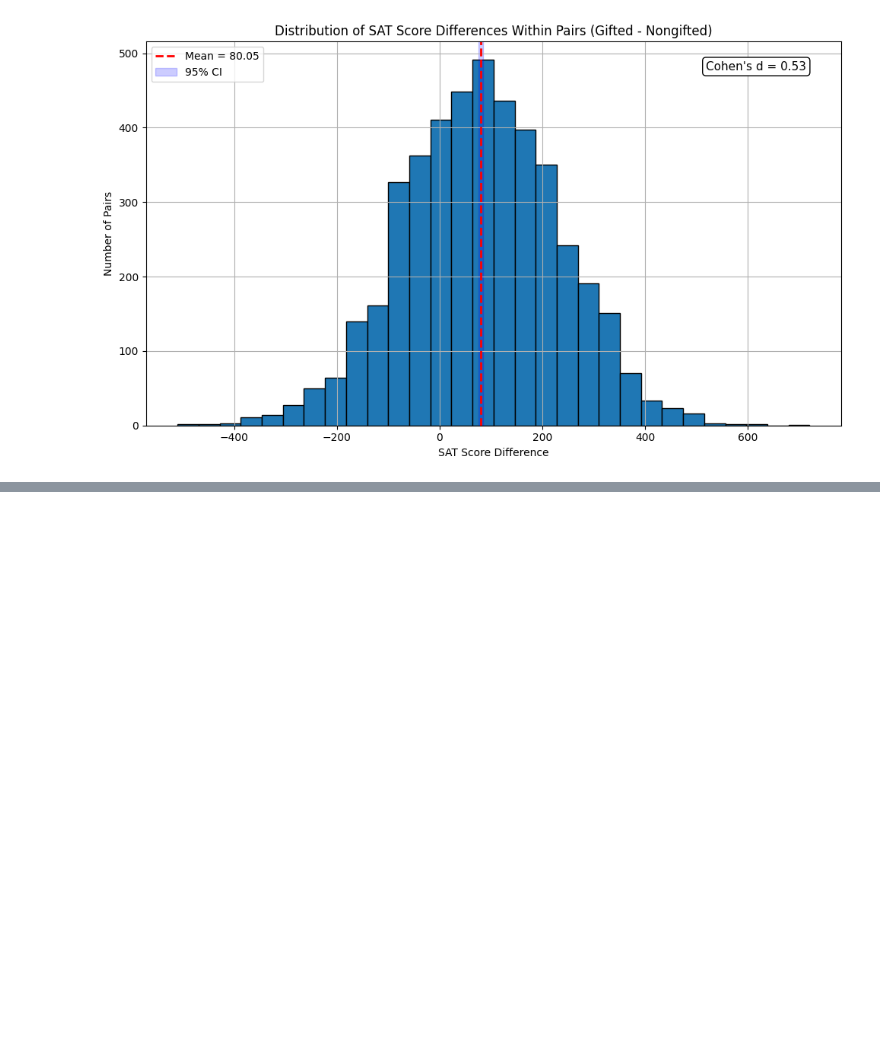
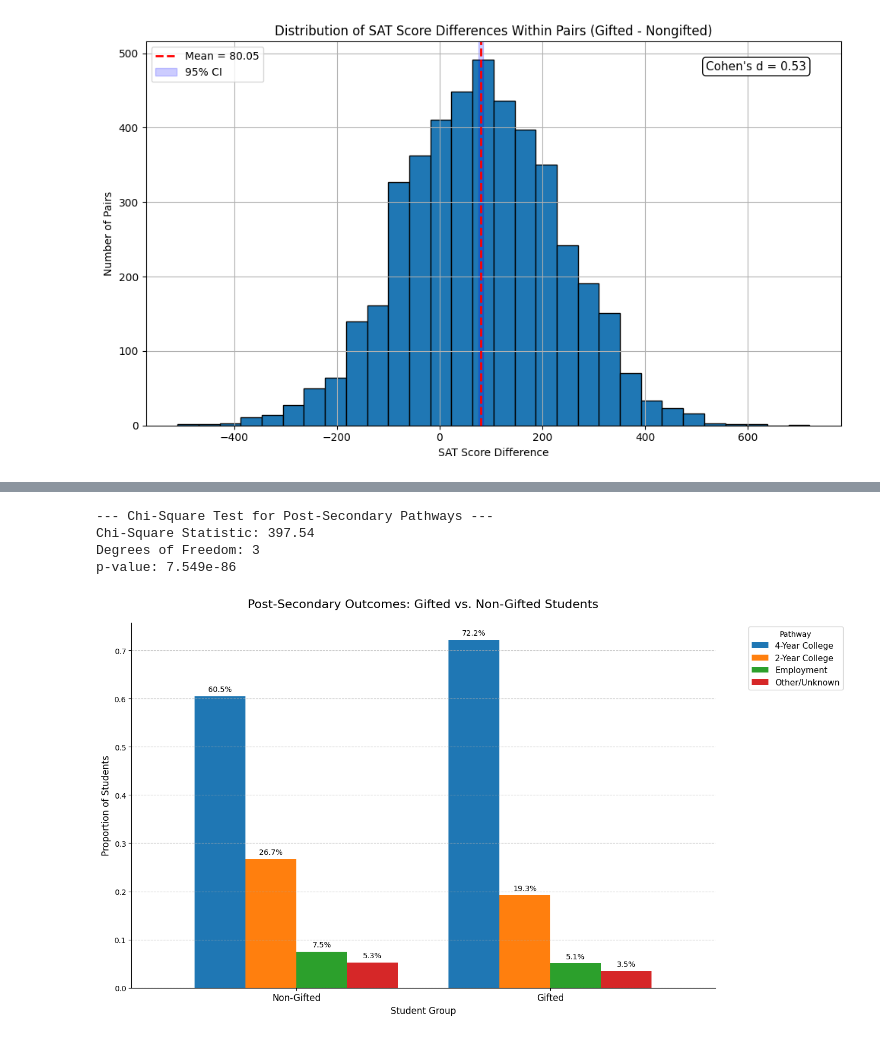
Before and after one commit to dmatten1/gifted-paper, a Jupyter notebook: analysis.ipynb, the cells around one changed output, grey strips where cells are left out. Saved outputs shown, nothing was run; the diff lists cells and outputs as text; code cells hidden in the pictures; blank space fills up the shorter version.

```diff
--- a/analysis.ipynb
+++ b/analysis.ipynb
@@ -966,0 +963,78 @@ summary_df
+# %%
+
+# --- 3. `bound_for` Analysis and Visualization ---
+
+# Recode bound_for into cleaner categories
+def recode_bound_for(val):
+    if pd.isna(val):
+        return 'Other/Unknown'
+    val_lower = str(val).lower()
+    if "senior" in val_lower:
+        return "4-Year College"
+    elif "community" in val_lower or "tech" in val_lower:
+        return "2-Year College"
+    elif "employment" in val_lower:
+        return "Employment"
+    elif "other" in val_lower:
+        return "Other/Unknown"
+    else:
+        return 'Other/Unknown'
+
+gpa_matches['pathway'] = gpa_matches['bound_for'].apply(recode_bound_for)
+
+# Calculate proportions for each group, filling missing categories with 0
+pathway_props = gpa_matches.groupby('treatment')['pathway'].value_counts(normalize=True).unstack().fillna(0)
+pathway_props = pathway_props.rename(index={0: 'Non-Gifted', 1: 'Gifted'})
+
+# Define a logical order for the plot and ensure all categories are present
+category_order = [
+    '4-Year College',
+    '2-Year College',
+    'Employment',
+    'Other/Unknown'
+]
+# Add any missing categories from the data to the props dataframe with values of 0
+for cat in category_order:
+    if cat not in pathway_props.columns:
+        pathway_props[cat] = 0
+pathway_props = pathway_props[category_order] # Enforce the desired order
+
+
+# --- Chi-Square Test ---
+contingency_table = pd.crosstab(gpa_matches['treatment'], gpa_matches['pathway'])
+chi2, p, dof, expected = stats.chi2_contingency(contingency_table)
+print(f"\n--- Chi-Square Test for Post-Secondary Pathways ---")
+print(f"Chi-Square Statistic: {chi2:.2f}")
+print(f"Degrees of Freedom: {dof}")
+print(f"p-value: {p:.3e}")
+# %% [output]
+--- Chi-Square Test for Post-Secondary Pathways ---
+Chi-Square Statistic: 397.54
+Degrees of Freedom: 3
+p-value: 7.549e-86
+# %%
+
+# --- `bound_for` Visualization ---
+ax = pathway_props.plot(kind='bar', figsize=(14, 8), rot=0, width=0.8)
+plt.title('Post-Secondary Outcomes: Gifted vs. Non-Gifted Students', fontsize=16, pad=20)
+plt.ylabel('Proportion of Students', fontsize=12)
+plt.xlabel('Student Group', fontsize=12)
+plt.xticks(fontsize=12)
+plt.legend(title='Pathway', fontsize=11, bbox_to_anchor=(1.05, 1), loc='upper left')
+ax.spines['top'].set_visible(False)
+ax.spines['right'].set_visible(False)
+ax.grid(axis='y', linestyle='--', alpha=0.7)
+
+# Add percentage labels to the bars
+for p in ax.patches:
+    ax.annotate(f"{p.get_height():.1%}",
+                (p.get_x() + p.get_width() / 2., p.get_height()),
+                ha='center', va='center',
+                xytext=(0, 9),
+                textcoords='offset points',
+                fontsize=10)
+
+plt.tight_layout()
+plt.show()
+# %% [output]
+[figure, added]
```
Also changed, not shown: parts of 18 cells of this notebook, 5 other files.
